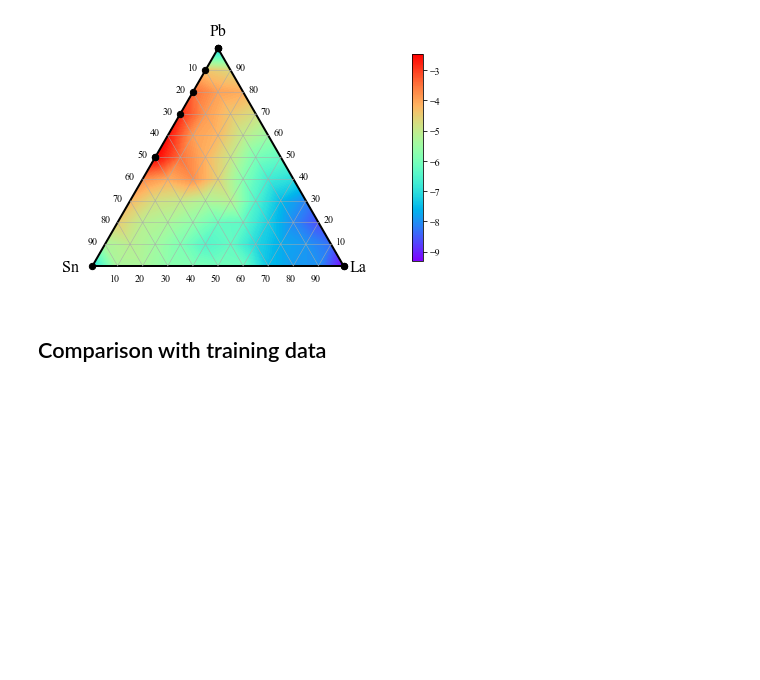
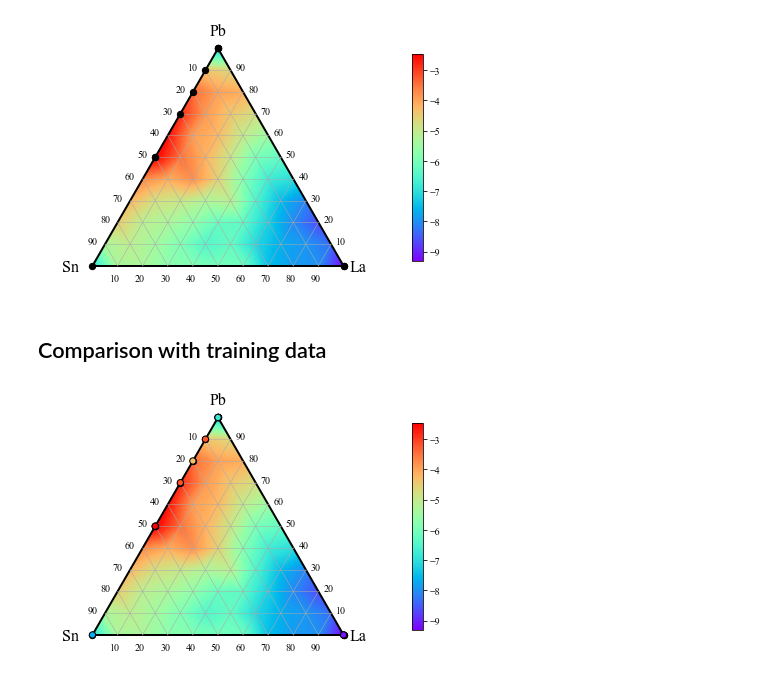
Before and after one commit to Ottomossei/mi, a Jupyter notebook: example/predict.ipynb, the cells around one changed output. Cells and saved outputs as stored; diff of their text form; code cells hidden in the pictures; blank space fills up the shorter version.

Commit message:
add learnig plot

```diff
--- a/example/predict.ipynb
+++ b/example/predict.ipynb
@@ -16,6 +16,7 @@ from trigraph import TriView
 ## Loading data and model
 # %%
 df_learning = pd.read_pickle("./data/df_learning_lasso.pkl")
+df_y = pd.read_csv("./data/learning.csv", index_col="X")
 model = pickle.load(open("./data/lasso_model.sav", 'rb'))
 # %% [markdown]
 ## Creating a feature set of the composition you want to predict
@@ -87,3 +88,13 @@ graph
 [figure]
 # %% [markdown]
 ## Comparison with training data
+# %%
+# Extraction of the objective variable in a three-component system
+set_add_comp = sorted(set(add_comp), key=add_comp.index)
+y_learning = df_y.loc[set_add_comp].values
+
+# Adding a plot
+graph = tv.add_plot(graph, add_ratio,y_learning)
+graph
+# %% [output]
+[figure, added]
```
Also changed, not shown: 1 other file.
